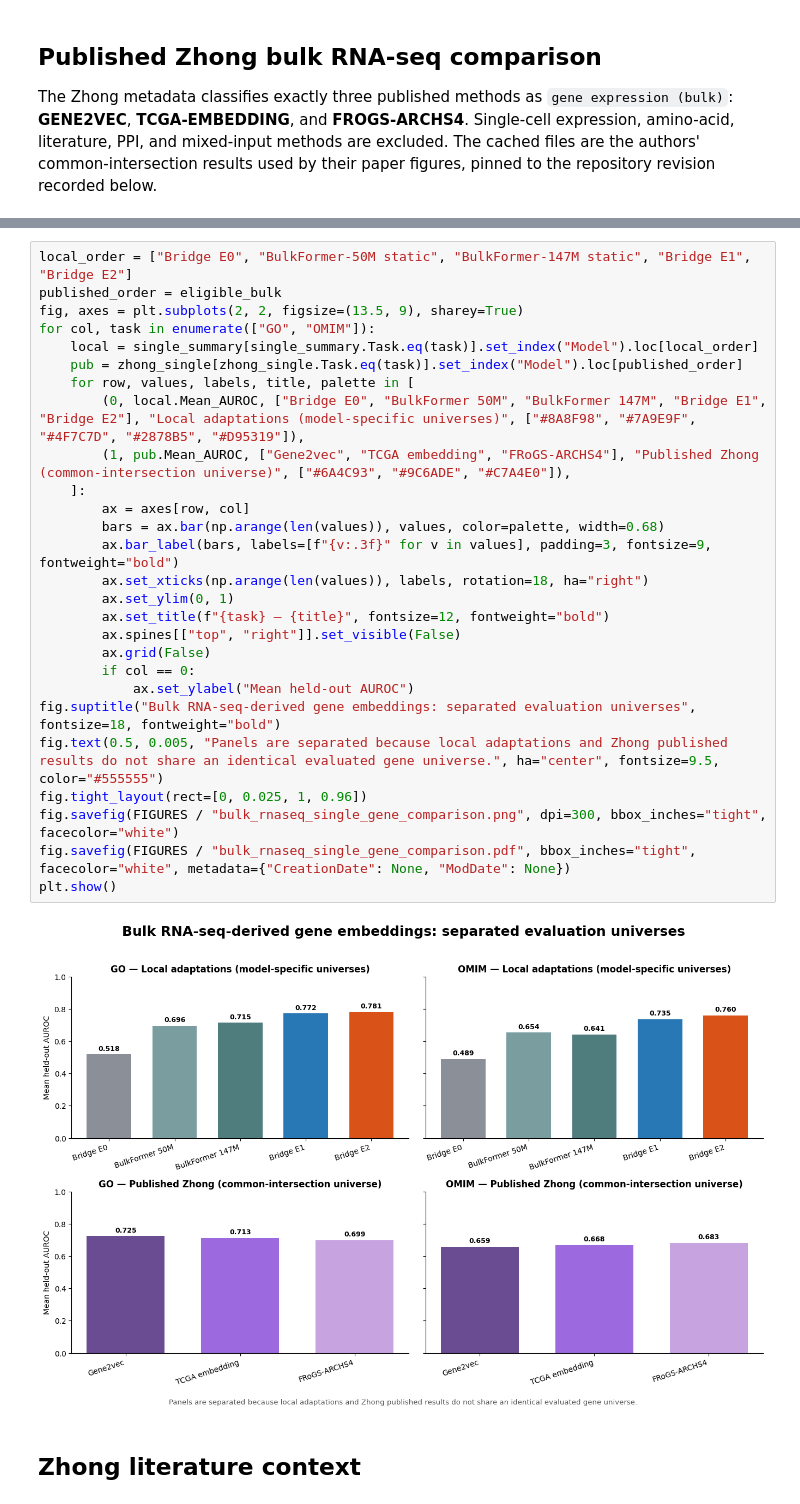
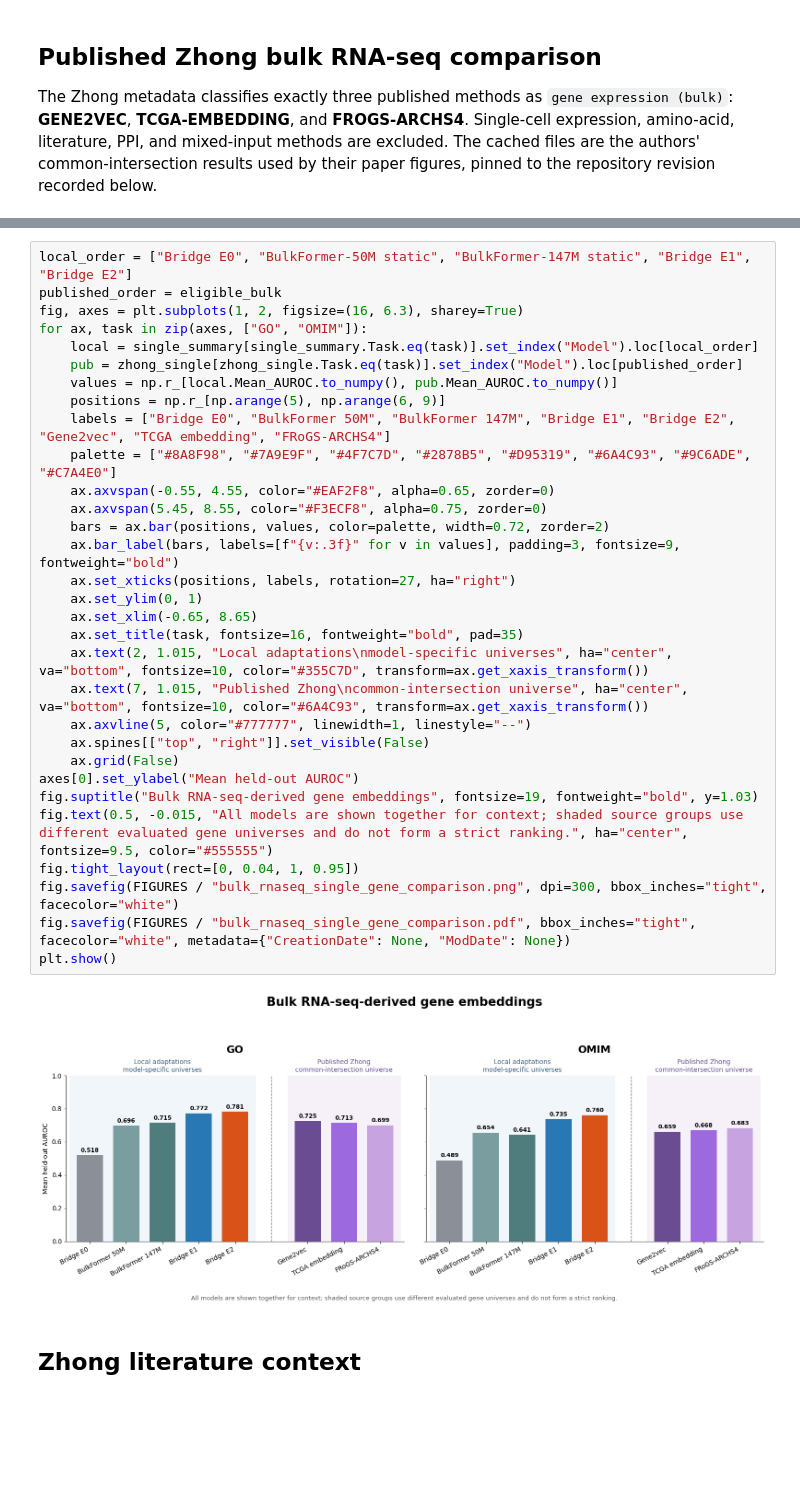
Before and after one commit to alwalt/bridge-rna, a Jupyter notebook: notebooks/gene_embedding_benchmarks/gene_embedding_benchmarks.ipynb, the cells around one changed output, grey strips where cells are left out. Cells and saved outputs as stored; diff of their text form; blank space fills up the shorter version.

Commit message:
Combine bulk RNA model comparison plot

```diff
--- a/notebooks/gene_embedding_benchmarks/gene_embedding_benchmarks.ipynb
+++ b/notebooks/gene_embedding_benchmarks/gene_embedding_benchmarks.ipynb
@@ -189,32 +189,36 @@ display(single_comparability)
 # %%
 local_order = ["Bridge E0", "BulkFormer-50M static", "BulkFormer-147M static", "Bridge E1", "Bridge E2"]
 published_order = eligible_bulk
-fig, axes = plt.subplots(2, 2, figsize=(13.5, 9), sharey=True)
-for col, task in enumerate(["GO", "OMIM"]):
+fig, axes = plt.subplots(1, 2, figsize=(16, 6.3), sharey=True)
+for ax, task in zip(axes, ["GO", "OMIM"]):
     local = single_summary[single_summary.Task.eq(task)].set_index("Model").loc[local_order]
     pub = zhong_single[zhong_single.Task.eq(task)].set_index("Model").loc[published_order]
-    for row, values, labels, title, palette in [
-        (0, local.Mean_AUROC, ["Bridge E0", "BulkFormer 50M", "BulkFormer 147M", "Bridge E1", "Bridge E2"], "Local adaptations (model-specific universes)", ["#8A8F98", "#7A9E9F", "#4F7C7D", "#2878B5", "#D95319"]),
-        (1, pub.Mean_AUROC, ["Gene2vec", "TCGA embedding", "FRoGS-ARCHS4"], "Published Zhong (common-intersection universe)", ["#6A4C93", "#9C6ADE", "#C7A4E0"]),
-    ]:
-        ax = axes[row, col]
-        bars = ax.bar(np.arange(len(values)), values, color=palette, width=0.68)
-        ax.bar_label(bars, labels=[f"{v:.3f}" for v in values], padding=3, fontsize=9, fontweight="bold")
-        ax.set_xticks(np.arange(len(values)), labels, rotation=18, ha="right")
-        ax.set_ylim(0, 1)
-        ax.set_title(f"{task} — {title}", fontsize=12, fontweight="bold")
-        ax.spines[["top", "right"]].set_visible(False)
-        ax.grid(False)
-        if col == 0:
-            ax.set_ylabel("Mean held-out AUROC")
-fig.suptitle("Bulk RNA-seq-derived gene embeddings: separated evaluation universes", fontsize=18, fontweight="bold")
-fig.text(0.5, 0.005, "Panels are separated because local adaptations and Zhong published results do not share an identical evaluated gene universe.", ha="center", fontsize=9.5, color="#555555")
-fig.tight_layout(rect=[0, 0.025, 1, 0.96])
+    values = np.r_[local.Mean_AUROC.to_numpy(), pub.Mean_AUROC.to_numpy()]
+    positions = np.r_[np.arange(5), np.arange(6, 9)]
+    labels = ["Bridge E0", "BulkFormer 50M", "BulkFormer 147M", "Bridge E1", "Bridge E2", "Gene2vec", "TCGA embedding", "FRoGS-ARCHS4"]
+    palette = ["#8A8F98", "#7A9E9F", "#4F7C7D", "#2878B5", "#D95319", "#6A4C93", "#9C6ADE", "#C7A4E0"]
+    ax.axvspan(-0.55, 4.55, color="#EAF2F8", alpha=0.65, zorder=0)
+    ax.axvspan(5.45, 8.55, color="#F3ECF8", alpha=0.75, zorder=0)
+    bars = ax.bar(positions, values, color=palette, width=0.72, zorder=2)
+    ax.bar_label(bars, labels=[f"{v:.3f}" for v in values], padding=3, fontsize=9, fontweight="bold")
+    ax.set_xticks(positions, labels, rotation=27, ha="right")
+    ax.set_ylim(0, 1)
+    ax.set_xlim(-0.65, 8.65)
+    ax.set_title(task, fontsize=16, fontweight="bold", pad=35)
+    ax.text(2, 1.015, "Local adaptations\nmodel-specific universes", ha="center", va="bottom", fontsize=10, color="#355C7D", transform=ax.get_xaxis_transform())
+    ax.text(7, 1.015, "Published Zhong\ncommon-intersection universe", ha="center", va="bottom", fontsize=10, color="#6A4C93", transform=ax.get_xaxis_transform())
+    ax.axvline(5, color="#777777", linewidth=1, linestyle="--")
+    ax.spines[["top", "right"]].set_visible(False)
+    ax.grid(False)
+axes[0].set_ylabel("Mean held-out AUROC")
+fig.suptitle("Bulk RNA-seq-derived gene embeddings", fontsize=19, fontweight="bold", y=1.03)
+fig.text(0.5, -0.015, "All models are shown together for context; shaded source groups use different evaluated gene universes and do not form a strict ranking.", ha="center", fontsize=9.5, color="#555555")
+fig.tight_layout(rect=[0, 0.04, 1, 0.95])
 fig.savefig(FIGURES / "bulk_rnaseq_single_gene_comparison.png", dpi=300, bbox_inches="tight", facecolor="white")
 fig.savefig(FIGURES / "bulk_rnaseq_single_gene_comparison.pdf", bbox_inches="tight", facecolor="white", metadata={"CreationDate": None, "ModDate": None})
 plt.show()
 # %% [output]
-[figure, old version]
+[figure, new version]
 # %% [markdown]
 ## Zhong literature context
 # %%
```
Also changed, not shown: 4 other files.
